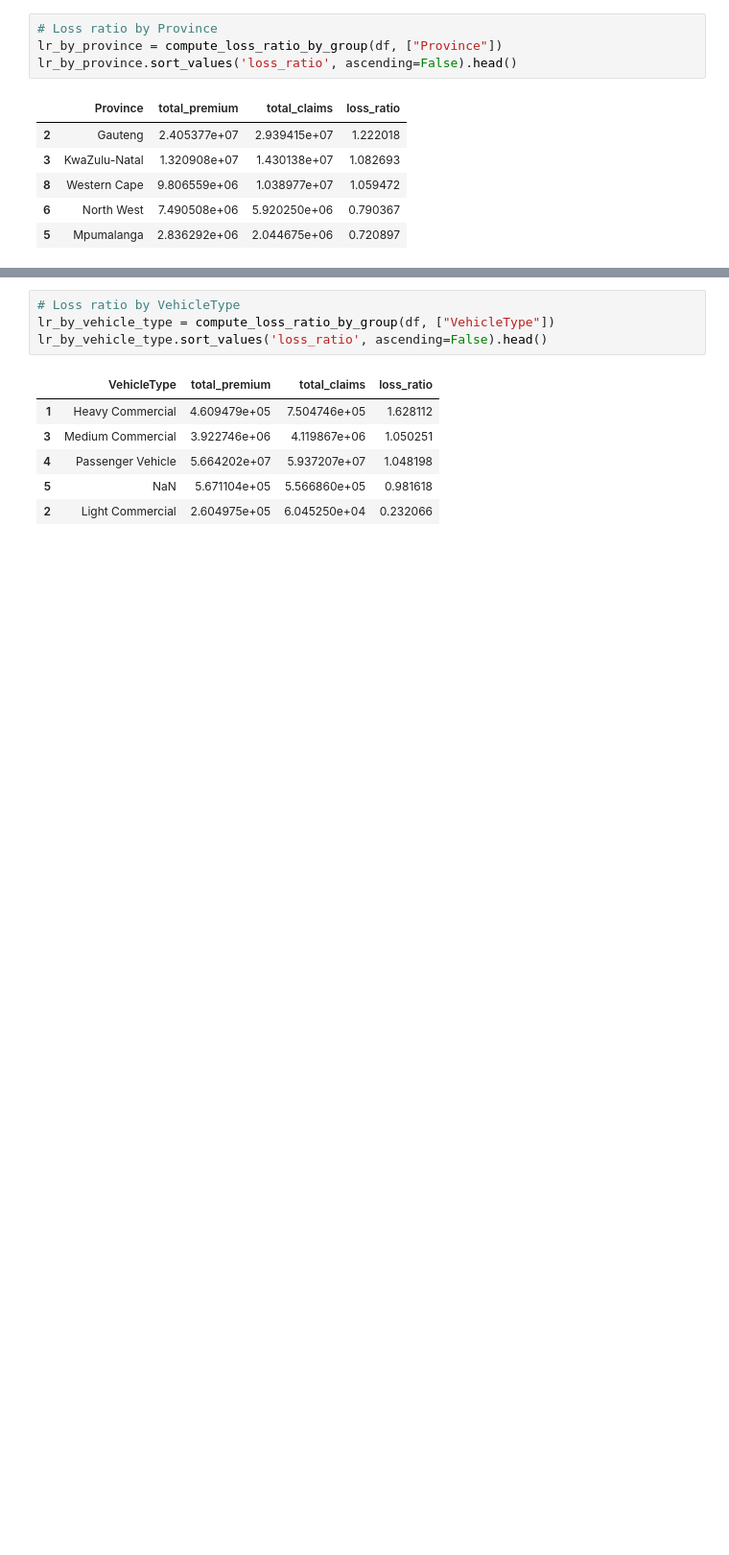
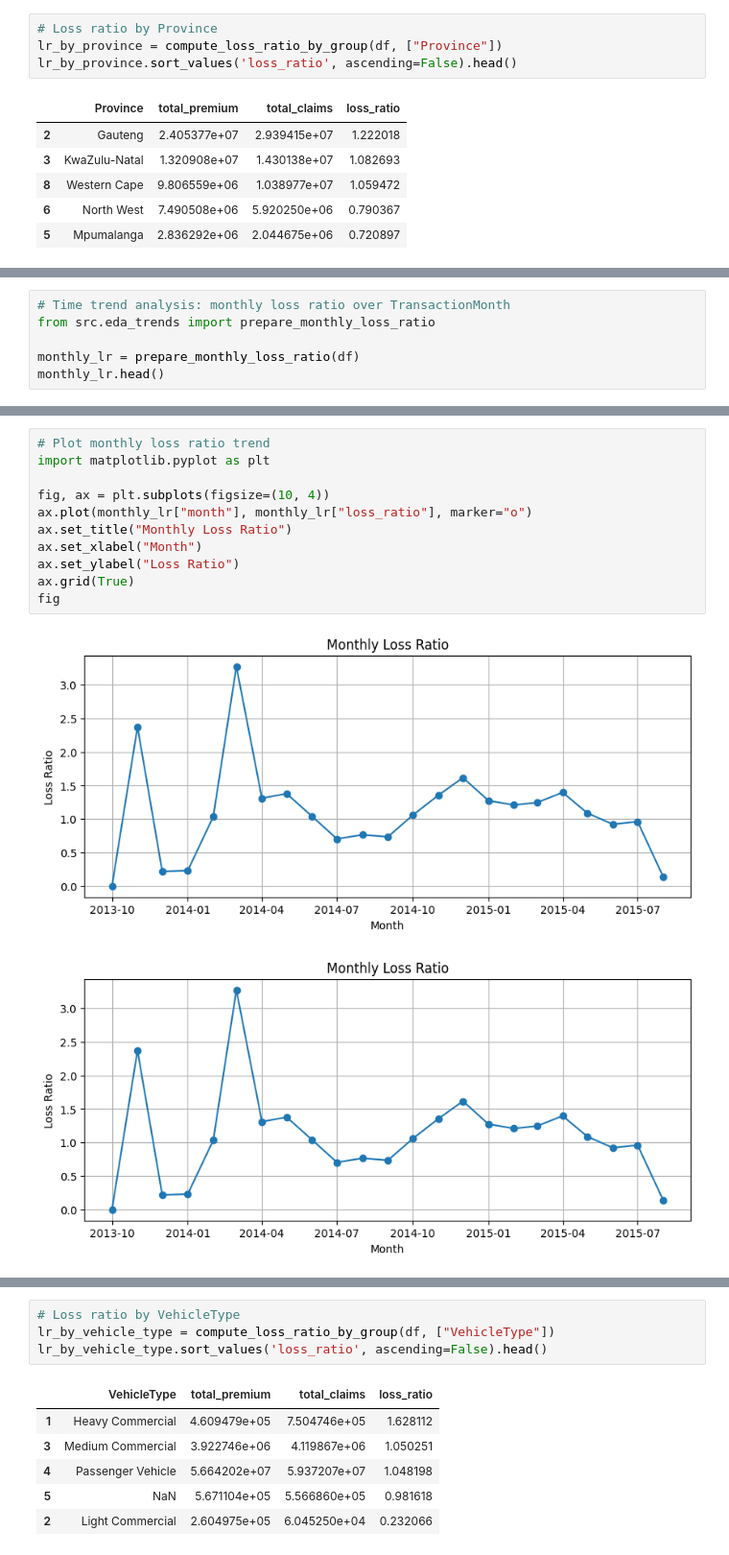
Before and after one commit to Filimon-H/Insurance-Risk-Analysis-and-Predictive-Modeling-, a Jupyter notebook: notebooks/01_task1_eda_overview.ipynb, the cells around one changed output, grey strips where cells are left out. Shown at 96% size. Cells and saved outputs as stored; diff of their text form; blank space fills up the shorter version.

```diff
--- a/notebooks/01_task1_eda_overview.ipynb
+++ b/notebooks/01_task1_eda_overview.ipynb
@@ -79,0 +122,6 @@ lr_by_province.sort_values('loss_ratio', ascending=False).head()
+# %%
+# Time trend analysis: monthly loss ratio over TransactionMonth
+from src.eda_trends import prepare_monthly_loss_ratio
+
+monthly_lr = prepare_monthly_loss_ratio(df)
+monthly_lr.head()
@@ -79,0 +135,14 @@ lr_by_province.sort_values('loss_ratio', ascending=False).head()
+# %%
+# Plot monthly loss ratio trend
+import matplotlib.pyplot as plt
+
+fig, ax = plt.subplots(figsize=(10, 4))
+ax.plot(monthly_lr["month"], monthly_lr["loss_ratio"], marker="o")
+ax.set_title("Monthly Loss Ratio")
+ax.set_xlabel("Month")
+ax.set_ylabel("Loss Ratio")
+ax.grid(True)
+fig
+# %% [output]
+[figure, added]
+[figure, added]
```
Also changed, not shown: parts of 7 cells of this notebook, 8 other files.
